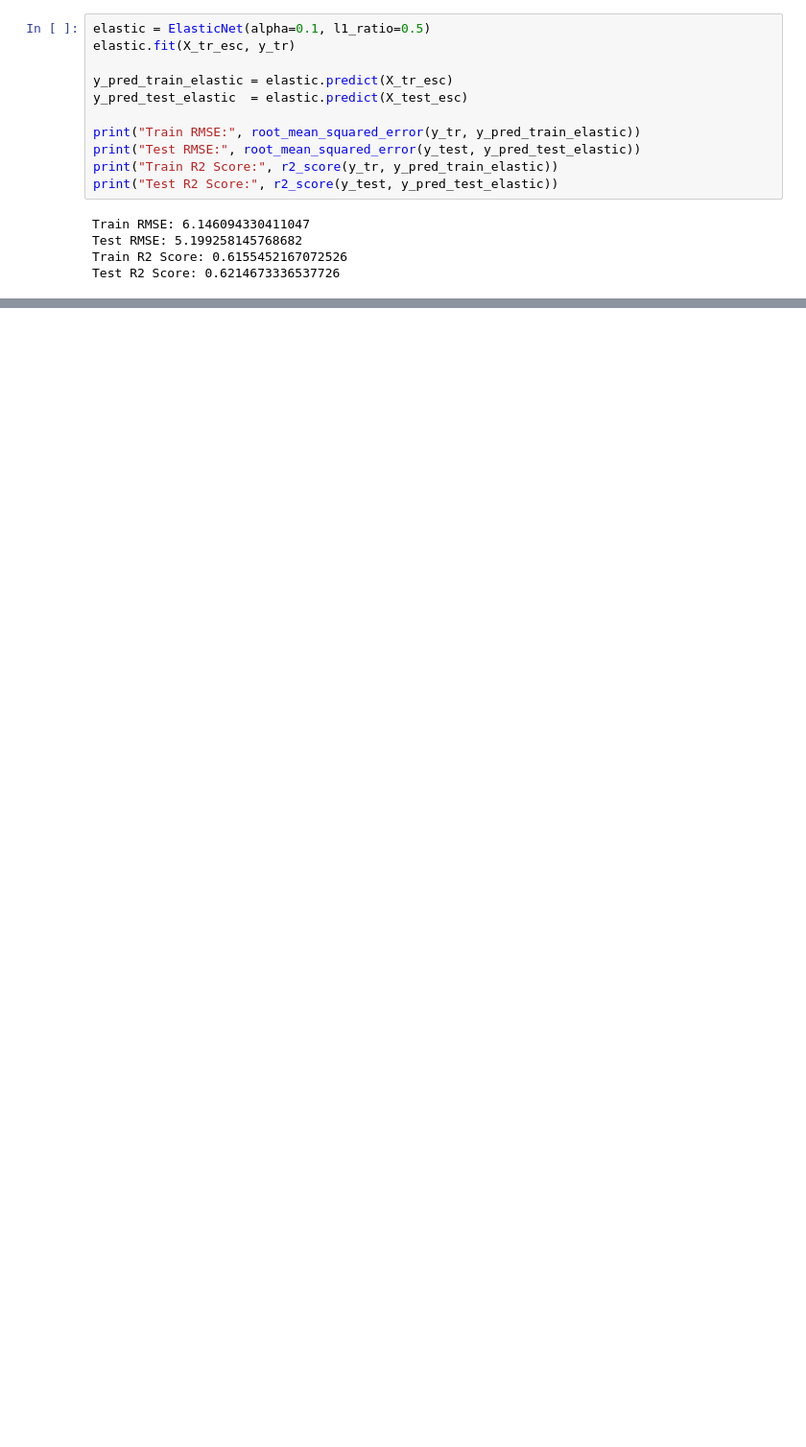
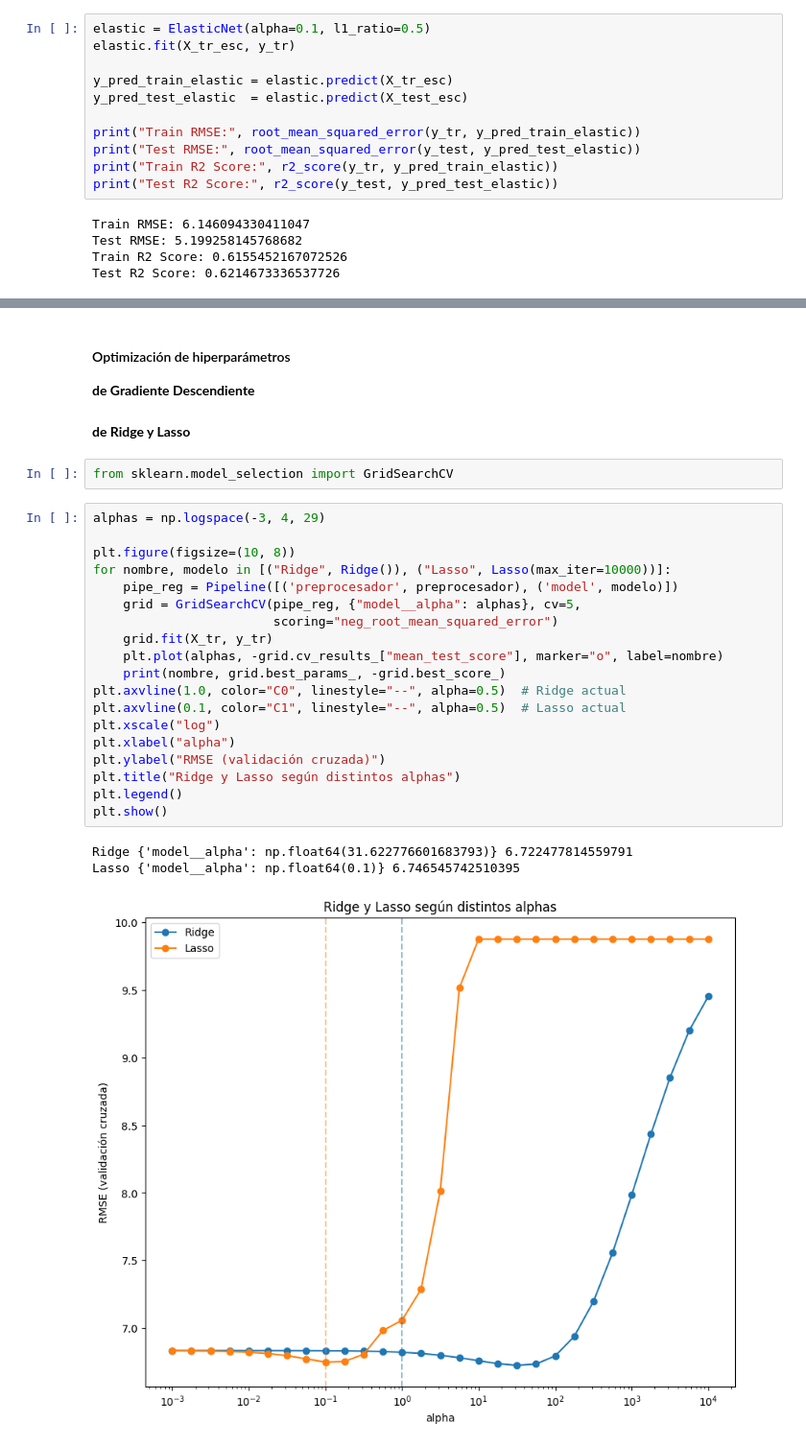
Before and after one commit to AlvaTF/TP-AA1-Ruiz-Toledo-Mendoza, a Jupyter notebook: TP_1/TP_regresion_AA1.ipynb, the cells around one changed output, grey strips where cells are left out. Shown at 96% size. Drawn from its saved outputs; the diff is of its cells as text; blank space fills up the shorter version.

```diff
--- a/TP_1/TP_regresion_AA1.ipynb
+++ b/TP_1/TP_regresion_AA1.ipynb
@@ -680,0 +684,30 @@ plt.show()
+# %% [markdown]
+#### Optimización de hiperparámetros
+**de Gradiente Descendiente**
+# %% [markdown]
+**de Ridge y Lasso**
+# %%
+from sklearn.model_selection import GridSearchCV
+# %%
+alphas = np.logspace(-3, 4, 29)
+
+plt.figure(figsize=(10, 8))
+for nombre, modelo in [("Ridge", Ridge()), ("Lasso", Lasso(max_iter=10000))]:
+    pipe_reg = Pipeline([('preprocesador', preprocesador), ('model', modelo)])
+    grid = GridSearchCV(pipe_reg, {"model__alpha": alphas}, cv=5,
+                        scoring="neg_root_mean_squared_error")
+    grid.fit(X_tr, y_tr)
+    plt.plot(alphas, -grid.cv_results_["mean_test_score"], marker="o", label=nombre)
+    print(nombre, grid.best_params_, -grid.best_score_)
+plt.axvline(1.0, color="C0", linestyle="--", alpha=0.5)  # Ridge actual
+plt.axvline(0.1, color="C1", linestyle="--", alpha=0.5)  # Lasso actual
+plt.xscale("log")
+plt.xlabel("alpha")
+plt.ylabel("RMSE (validación cruzada)")
+plt.title("Ridge y Lasso según distintos alphas")
+plt.legend()
+plt.show()
+# %% [output]
+Ridge {'model__alpha': np.float64(31.622776601683793)} 6.722477814559791
+Lasso {'model__alpha': np.float64(0.1)} 6.746545742510395
+[figure, added]
```
Also changed, not shown: parts of 14 cells of this notebook.
